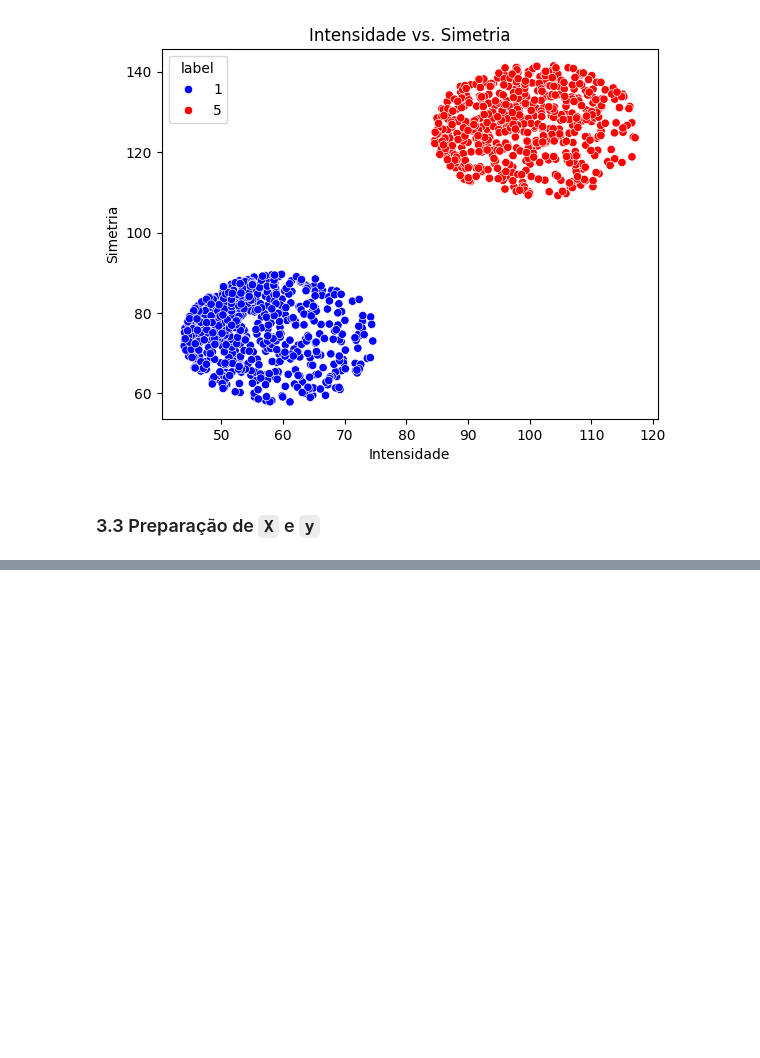
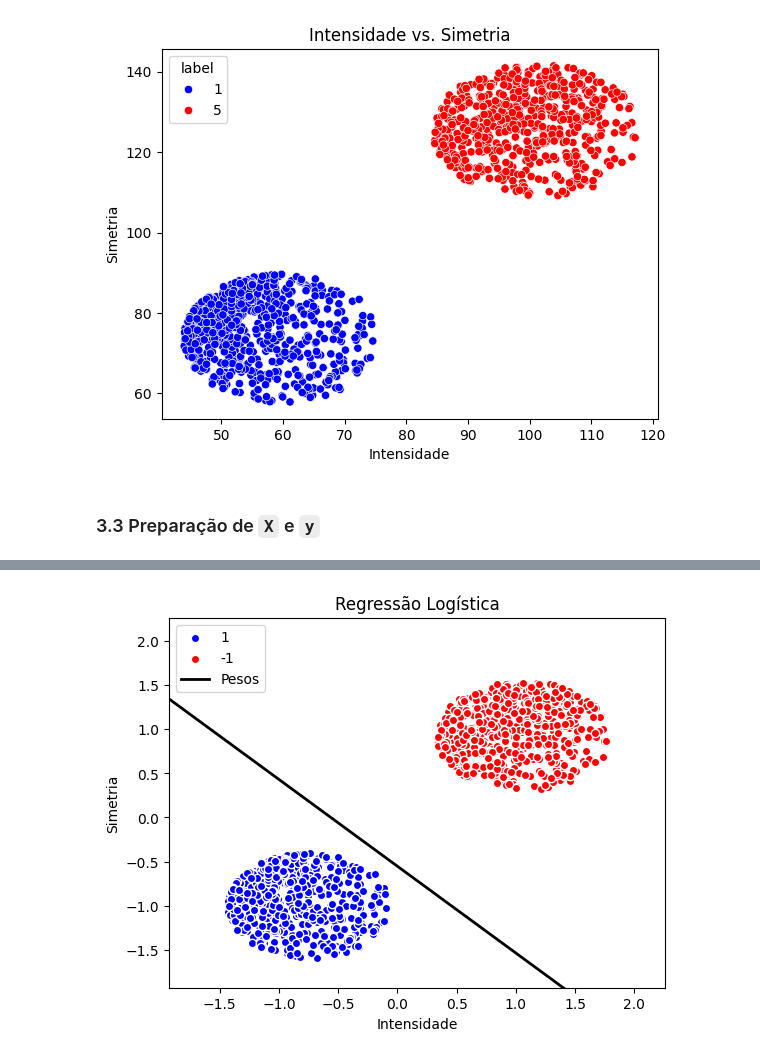
Before and after one commit to Gabyzera/ufpb_am, a Jupyter notebook: reconhecimento_digitos/src/main.ipynb, the cells around one changed output, grey strips where cells are left out. Cells and saved outputs as stored; diff of their text form; code cells hidden in the pictures; blank space fills up the shorter version.

```diff
--- a/reconhecimento_digitos/src/main.ipynb
+++ b/reconhecimento_digitos/src/main.ipynb
@@ -99,0 +110,8 @@ ValueError: The palette dictionary is missing keys: {-1}
+# %%
+from modelos_lineares.regressao_logistica import RegressaoLogistica
+
+regressao_logistica = RegressaoLogistica(taxa_aprendizado=0.001, n_iteracoes=1000)
+regressao_logistica.ajuste(X_train, y_train)
+regressao_logistica.plotagem_regressao_logistica(X_train, y_train)
+# %% [output]
+[figure, added]
```
Also changed, not shown: parts of 4 cells of this notebook, 3 other files.
